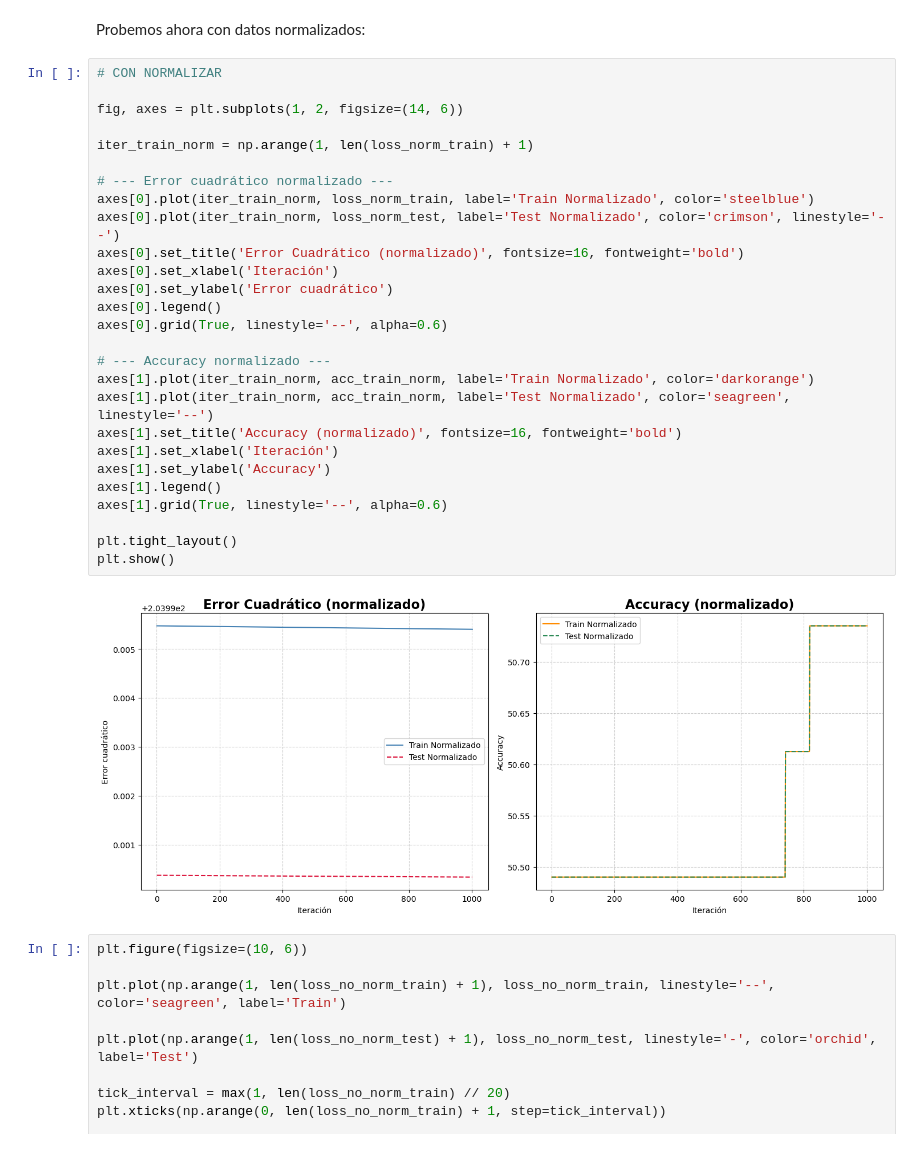
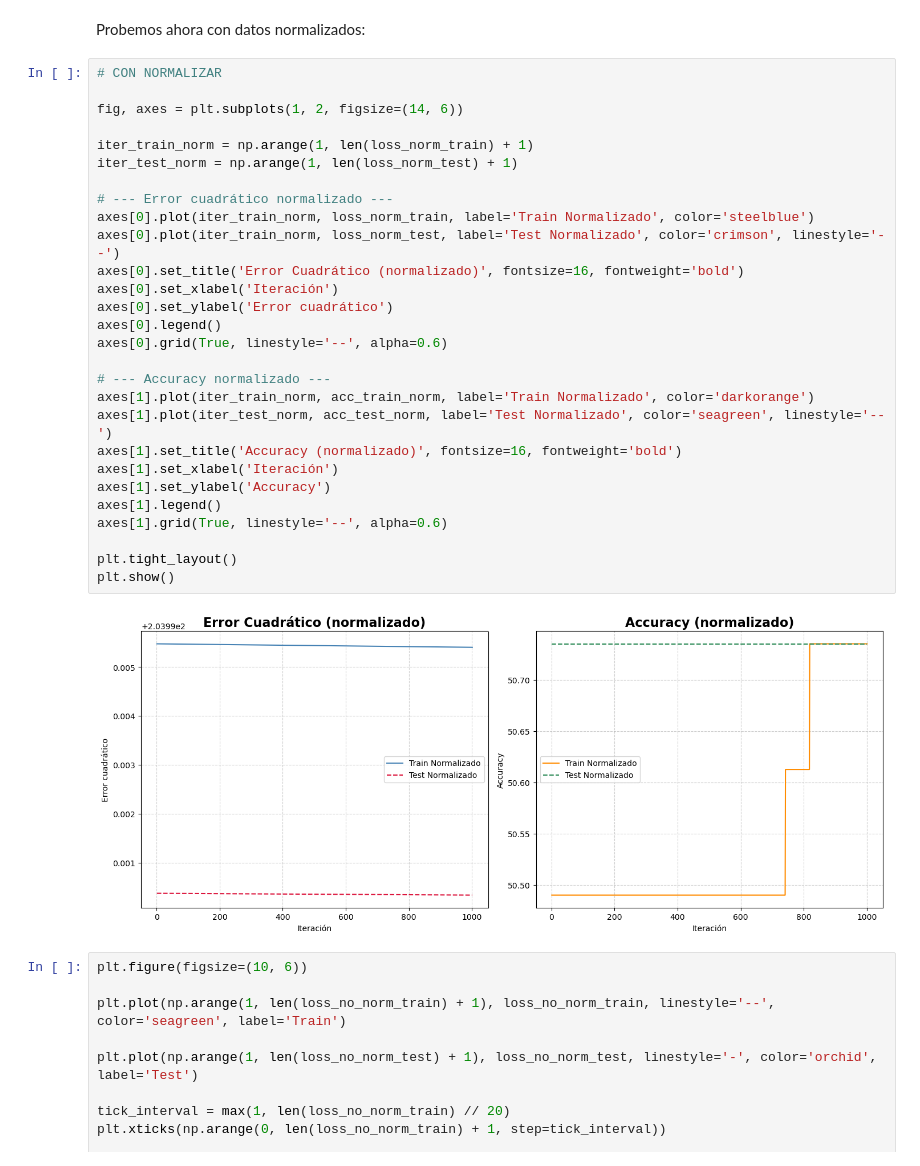
Before and after one commit to seremare9/TP2metodos, a Jupyter notebook: gd.ipynb, the cells around one changed output. Drawn from its saved outputs; the diff is of its cells as text.

```diff
--- a/gd.ipynb
+++ b/gd.ipynb
@@ -232,32 +232,33 @@ Probemos ahora con datos normalizados:
 # %%
 # CON NORMALIZAR
 
 fig, axes = plt.subplots(1, 2, figsize=(14, 6))
 
 iter_train_norm = np.arange(1, len(loss_norm_train) + 1)
+iter_test_norm = np.arange(1, len(loss_norm_test) + 1)
 
 # --- Error cuadrático normalizado ---
 axes[0].plot(iter_train_norm, loss_norm_train, label='Train Normalizado', color='steelblue')
 axes[0].plot(iter_train_norm, loss_norm_test, label='Test Normalizado', color='crimson', linestyle='--')
 axes[0].set_title('Error Cuadrático (normalizado)', fontsize=16, fontweight='bold')
 axes[0].set_xlabel('Iteración')
 axes[0].set_ylabel('Error cuadrático')
 axes[0].legend()
 axes[0].grid(True, linestyle='--', alpha=0.6)
 
 # --- Accuracy normalizado ---
 axes[1].plot(iter_train_norm, acc_train_norm, label='Train Normalizado', color='darkorange')
-axes[1].plot(iter_train_norm, acc_train_norm, label='Test Normalizado', color='seagreen', linestyle='--')
+axes[1].plot(iter_test_norm, acc_test_norm, label='Test Normalizado', color='seagreen', linestyle='--')
 axes[1].set_title('Accuracy (normalizado)', fontsize=16, fontweight='bold')
 axes[1].set_xlabel('Iteración')
 axes[1].set_ylabel('Accuracy')
 axes[1].legend()
 axes[1].grid(True, linestyle='--', alpha=0.6)
 
 plt.tight_layout()
 plt.show()
 # %% [output]
-[figure, old version]
+[figure, new version]
 # %%
 plt.figure(figsize=(10, 6))
 
```
Also changed, not shown: parts of 9 cells of this notebook.
